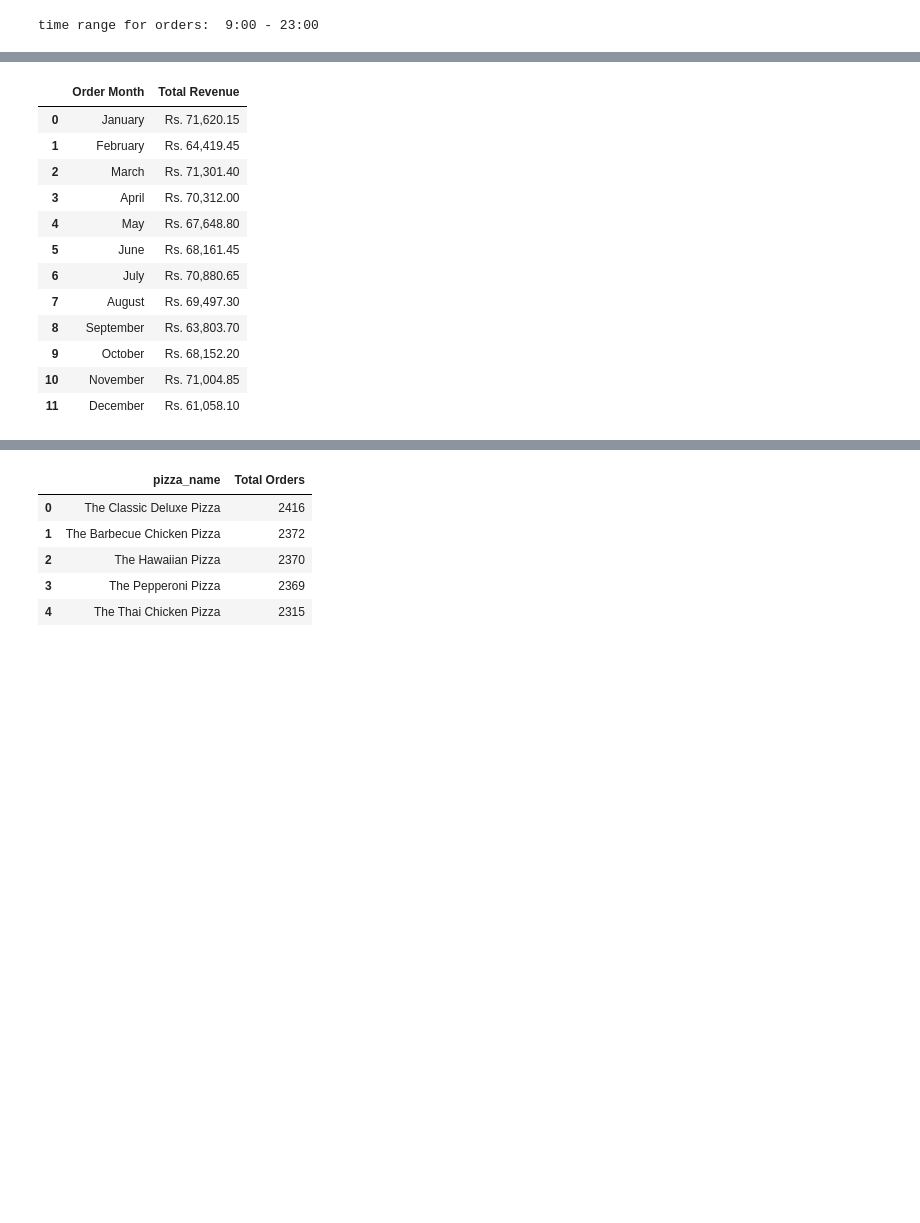
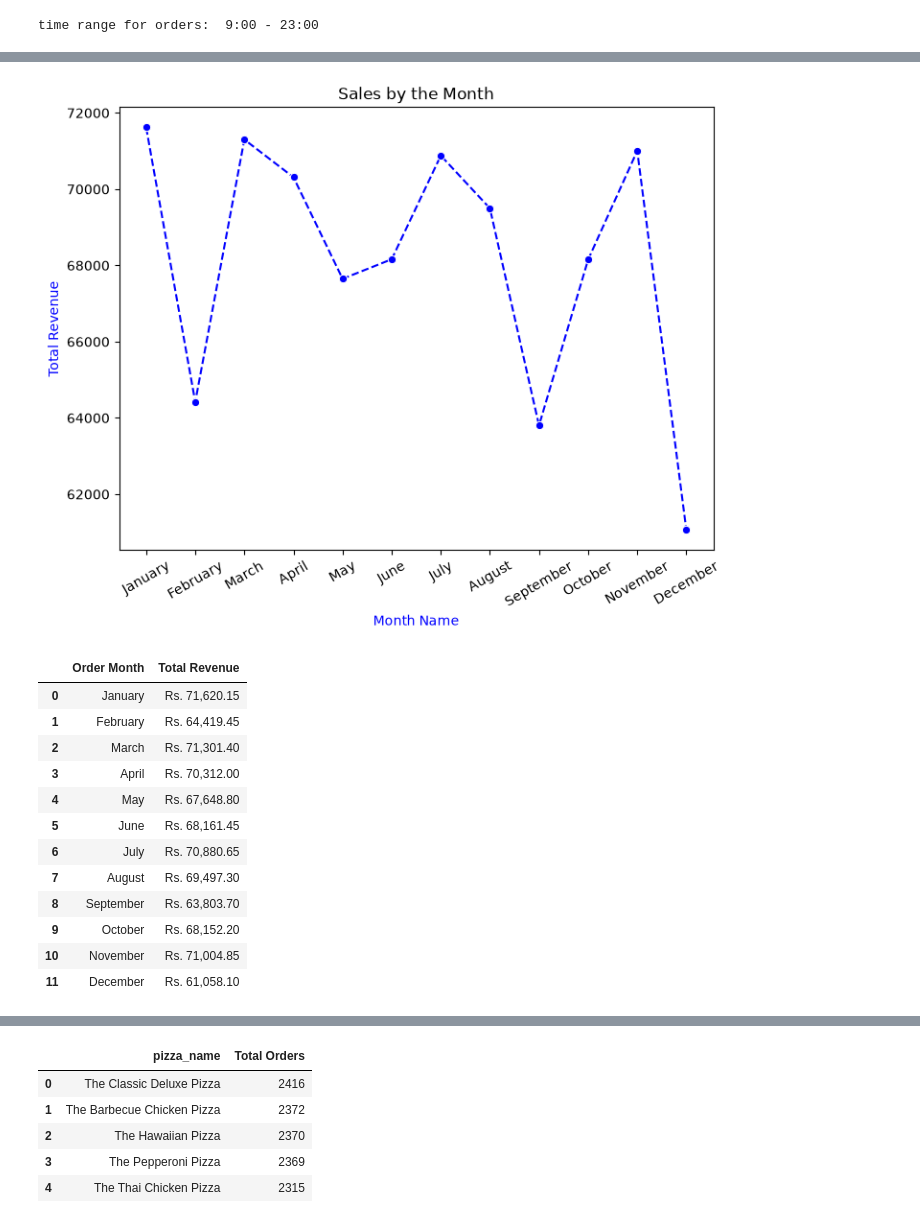
Before and after one commit to Siddant20/Pizza_Sales_Analysis, a Jupyter notebook: Pizza_Sales_Analysis.ipynb, the cells around one changed output, grey strips where cells are left out. Drawn from its saved outputs; the diff is of its cells as text; code cells hidden in the pictures; blank space fills up the shorter version.

```diff
--- a/Pizza_Sales_Analysis.ipynb
+++ b/Pizza_Sales_Analysis.ipynb
@@ -184,24 +215,32 @@ Sales by the month
 # %%
 #sales_by_month
 sales_by_month = df.groupby(['order_month_number','order_month_name']).agg(
     Total_Revenue = ('total_price', 'sum'),
     Total_Pizzas_Sold = ('pizza_id','count'),
     Total_Orders = ('order_id', 'nunique'),
 ).reset_index().rename(
     columns = {
         'order_month_name': 'Order Month'
     }
 )[['Order Month','Total_Revenue','Total_Pizzas_Sold','Total_Orders']]
 
 sales_by_month['Average_Order_Value'] = sales_by_month['Total_Revenue'] /sales_by_month['Total_Orders']
 sales_by_month['Average_Pizza_Per_Order'] = (sales_by_month['Total_Pizzas_Sold']/ sales_by_month['Total_Orders']).map("{:.2f}".format)
 
+plt.figure(figsize=(8,6))
+sns.lineplot(data = sales_by_month, x= 'Order Month', y= 'Total_Revenue', color = 'blue', marker = 'o', linestyle = 'dashed')
+plt.xticks(rotation = 30)
+plt.xlabel('Month Name', fontdict= {'color':'blue' })
+plt.ylabel('Total Revenue', fontdict= {'color':'blue'})
+plt.title('Sales by the Month')
+plt.show()
 
 currencyConverter(sales_by_month, 'Rs. ','Total_Revenue', 'Average_Order_Value')
 sales_by_month.columns = sales_by_month.columns.str.replace('_',' ',regex=False)
 
 sales_by_month[['Order Month','Total Revenue']]
 # %% [output]
+[figure, added]
 |  | Order Month | Total Revenue |
 | 0 | January | Rs. 71,620.15 |
 | 1 | February | Rs. 64,419.45 |
```
Also changed, not shown: parts of 14 cells of this notebook.
